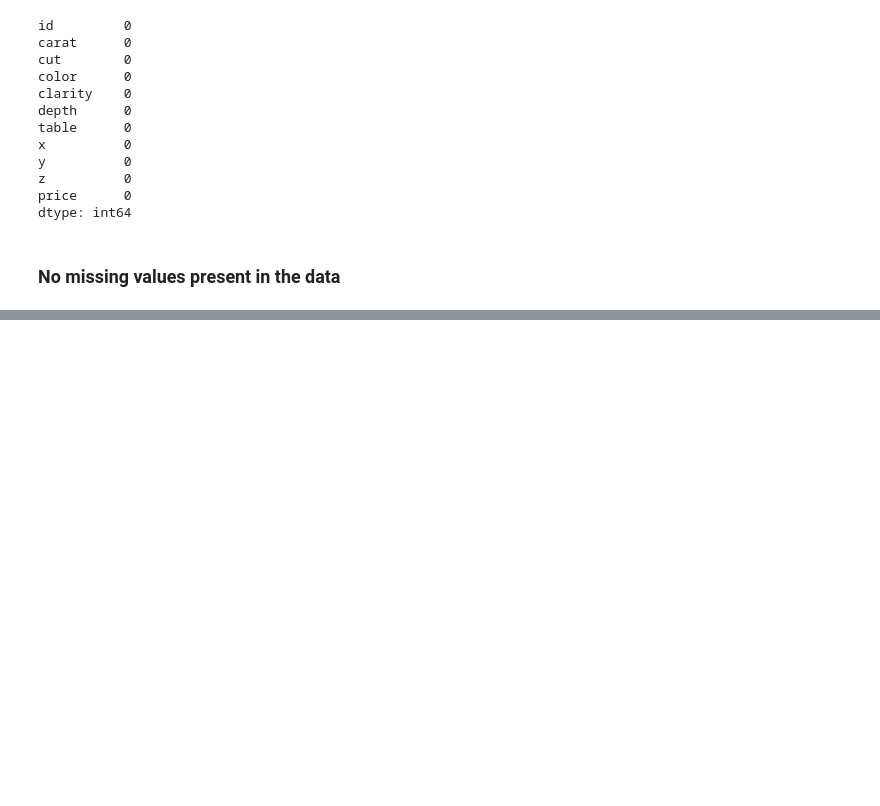
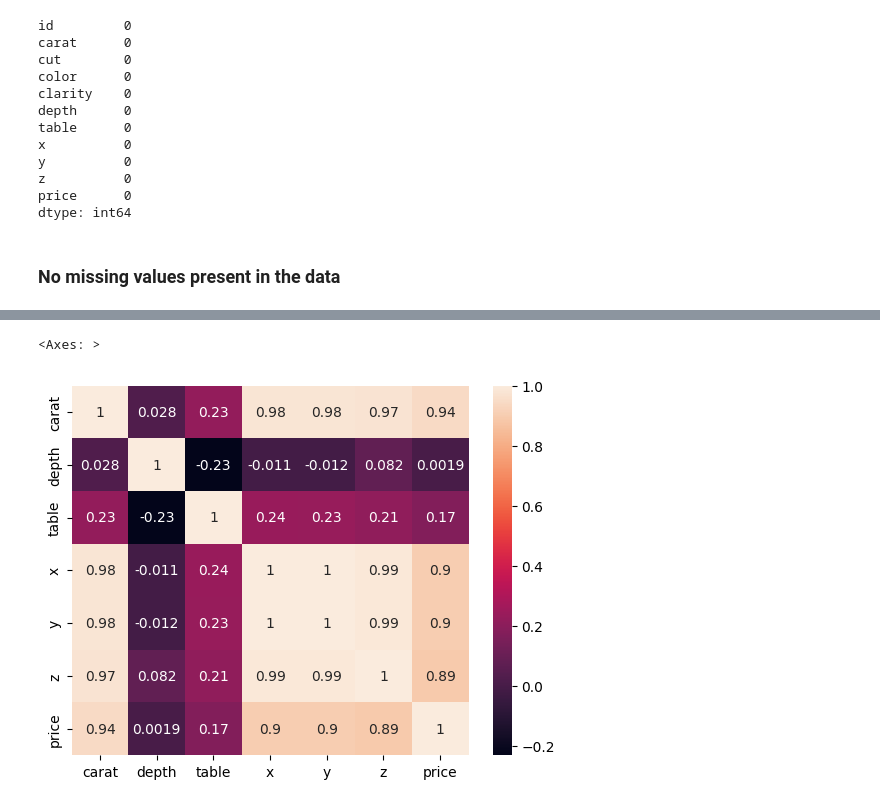
Before and after one commit to narsingh2231/End_to_End_House_price_prediction, a Jupyter notebook: Notebooks/EDA.ipynb, the cells around one changed output, grey strips where cells are left out. Drawn from its saved outputs; the diff is of its cells as text; code cells hidden in the pictures; blank space fills up the shorter version.

```diff
--- a/Notebooks/EDA.ipynb
+++ b/Notebooks/EDA.ipynb
@@ -78,0 +285,6 @@ dtype: int64
+# %%
+## Correlation Matrix
+sns.heatmap(df.corr(numeric_only=True), annot=True)
+# %% [output]
+<Axes: >
+[figure, added]
```
Also changed, not shown: parts of 24 cells of this notebook, 1 other file.
